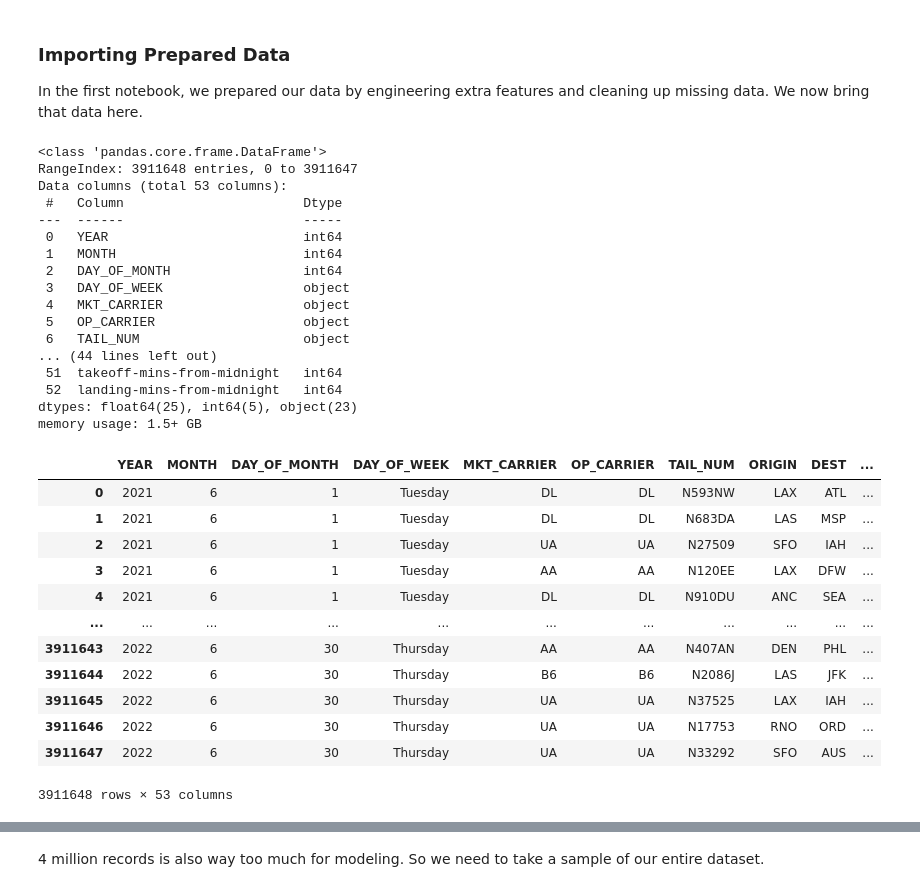
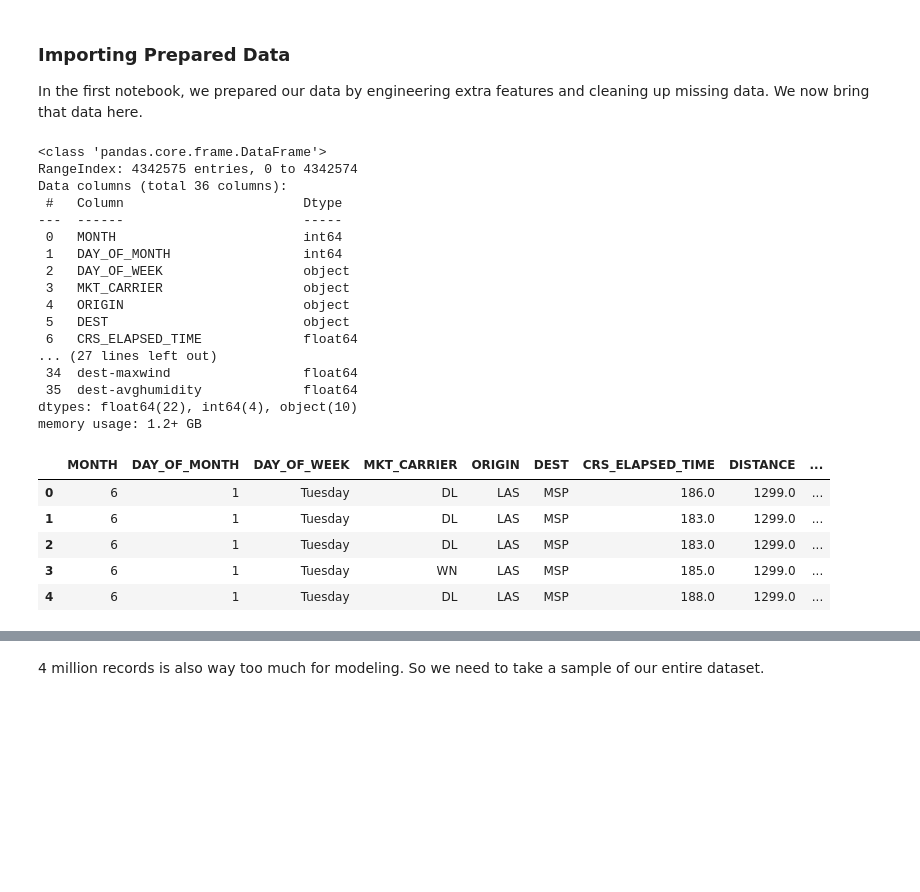
Before and after one commit to robertharrow/detecting-severe-flight-delays, a Jupyter notebook: 2. Modeling.ipynb, the cells around one changed output, grey strips where cells are left out. Saved outputs shown, nothing was run; the diff lists cells and outputs as text; code cells hidden in the pictures; blank space fills up the shorter version.

```diff
--- a/2. Modeling.ipynb
+++ b/2. Modeling.ipynb
@@ -58,42 +58,35 @@ import pickle
 
 In the first notebook, we prepared our data by engineering extra features and cleaning up missing data. We now bring that data here.
 # %%
-df = pd.read_csv('data/prepared/cleaned_data.csv')
+carrier_data = pd.read_csv('data/prepared/data_for_modeling.csv')
 # %%
 # Preview what the data looks like
-df.info()
+carrier_data.info()
 # %% [output]
 <class 'pandas.core.frame.DataFrame'>
-RangeIndex: 3911648 entries, 0 to 3911647
-Data columns (total 53 columns):
+RangeIndex: 4342575 entries, 0 to 4342574
+Data columns (total 36 columns):
  #   Column                       Dtype
 ---  ------                       -----
- 0   YEAR                         int64
- 1   MONTH                        int64
- 2   DAY_OF_MONTH                 int64
- 3   DAY_OF_WEEK                  object
- 4   MKT_CARRIER                  object
- 5   OP_CARRIER                   object
- 6   TAIL_NUM                     object
-... (44 lines left out)
- 51  takeoff-mins-from-midnight   int64
- 52  landing-mins-from-midnight   int64
-dtypes: float64(25), int64(5), object(23)
-memory usage: 1.5+ GB
+ 0   MONTH                        int64
+ 1   DAY_OF_MONTH                 int64
+ 2   DAY_OF_WEEK                  object
+ 3   MKT_CARRIER                  object
+ 4   ORIGIN                       object
+ 5   DEST                         object
+ 6   CRS_ELAPSED_TIME             float64
+... (27 lines left out)
+ 34  dest-maxwind                 float64
+ 35  dest-avghumidity             float64
+dtypes: float64(22), int64(4), object(10)
+memory usage: 1.2+ GB
 # %%
 pd.set_option('display.max_columns', 100)
-df
+carrier_data.head()
 # %% [output]
-|  | YEAR | MONTH | DAY_OF_MONTH | DAY_OF_WEEK | MKT_CARRIER | OP_CARRIER | TAIL_NUM | ORIGIN | DEST | ... |
-| 0 | 2021 | 6 | 1 | Tuesday | DL | DL | N593NW | LAX | ATL | ... |
-| 1 | 2021 | 6 | 1 | Tuesday | DL | DL | N683DA | LAS | MSP | ... |
-| 2 | 2021 | 6 | 1 | Tuesday | UA | UA | N27509 | SFO | IAH | ... |
-| 3 | 2021 | 6 | 1 | Tuesday | AA | AA | N120EE | LAX | DFW | ... |
-| 4 | 2021 | 6 | 1 | Tuesday | DL | DL | N910DU | ANC | SEA | ... |
-| ... | ... | ... | ... | ... | ... | ... | ... | ... | ... | ... |
-| 3911643 | 2022 | 6 | 30 | Thursday | AA | AA | N407AN | DEN | PHL | ... |
-| 3911644 | 2022 | 6 | 30 | Thursday | B6 | B6 | N2086J | LAS | JFK | ... |
-| 3911645 | 2022 | 6 | 30 | Thursday | UA | UA | N37525 | LAX | IAH | ... |
-| 3911646 | 2022 | 6 | 30 | Thursday | UA | UA | N17753 | RNO | ORD | ... |
-| 3911647 | 2022 | 6 | 30 | Thursday | UA | UA | N33292 | SFO | AUS | ... |
+|  | MONTH | DAY_OF_MONTH | DAY_OF_WEEK | MKT_CARRIER | ORIGIN | DEST | CRS_ELAPSED_TIME | DISTANCE | ... |
+| 0 | 6 | 1 | Tuesday | DL | LAS | MSP | 186.0 | 1299.0 | ... |
+| 1 | 6 | 1 | Tuesday | DL | LAS | MSP | 183.0 | 1299.0 | ... |
+| 2 | 6 | 1 | Tuesday | DL | LAS | MSP | 183.0 | 1299.0 | ... |
+| 3 | 6 | 1 | Tuesday | WN | LAS | MSP | 185.0 | 1299.0 | ... |
+| 4 | 6 | 1 | Tuesday | DL | LAS | MSP | 188.0 | 1299.0 | ... |
-3911648 rows × 53 columns
```
Also changed, not shown: parts of 11 cells of this notebook, 4 other files.
